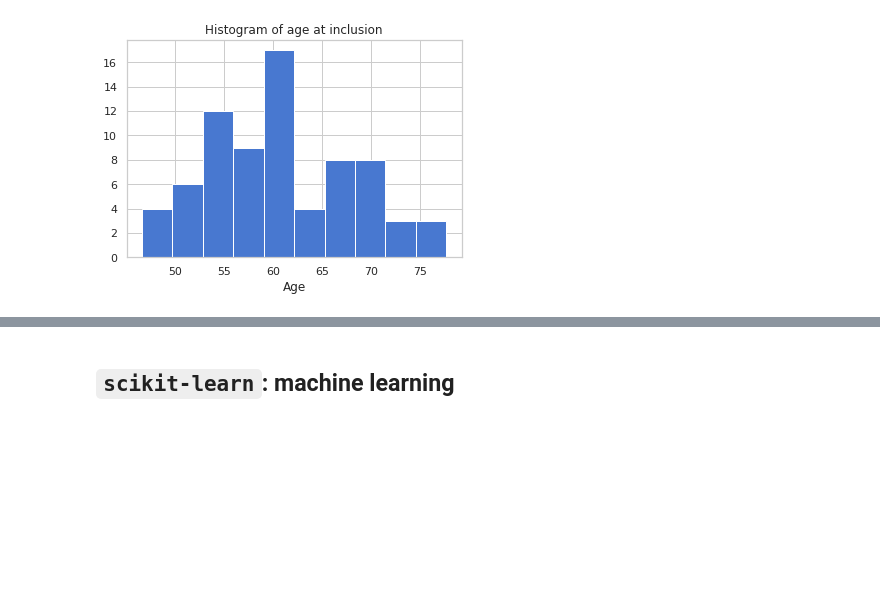
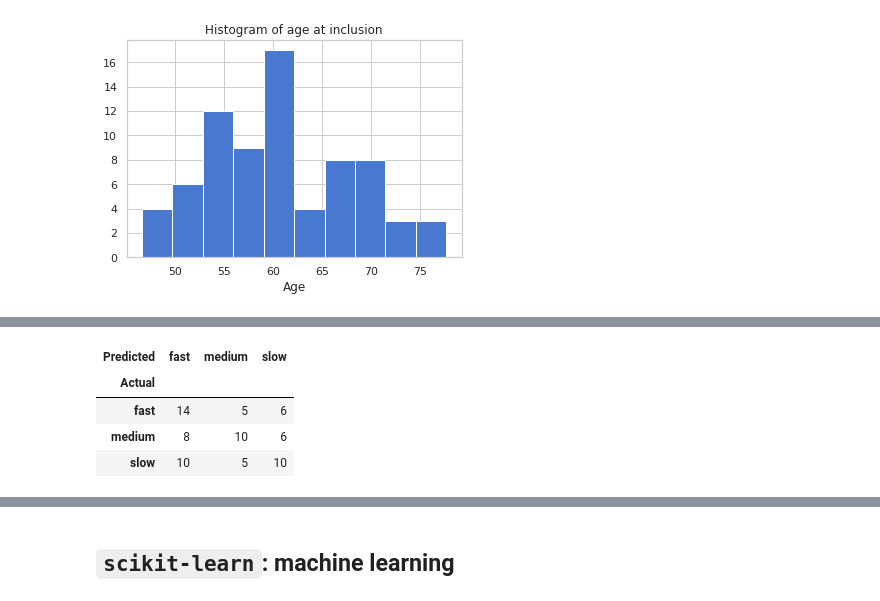
Before and after one commit to arvidl/lvv-ri, a Jupyter notebook: notebooks/0.0-test.ipynb, the cells around one changed output, grey strips where cells are left out. Saved outputs shown, nothing was run; the diff lists cells and outputs as text; code cells hidden in the pictures; blank space fills up the shorter version.

```diff
--- a/notebooks/0.0-test.ipynb
+++ b/notebooks/0.0-test.ipynb
@@ -181,0 +252,9 @@ plt.show()
+# %%
+df_y_cm = y_confusion_matrix.to_dataframe()
+df_y_cm
+# %% [output]
+| Predicted | fast | medium | slow |
+| Actual |  |  |  |
+| fast | 14 | 5 | 6 |
+| medium | 8 | 10 | 6 |
+| slow | 10 | 5 | 10 |
```
Also changed, not shown: parts of 18 cells of this notebook, 38 other files.
